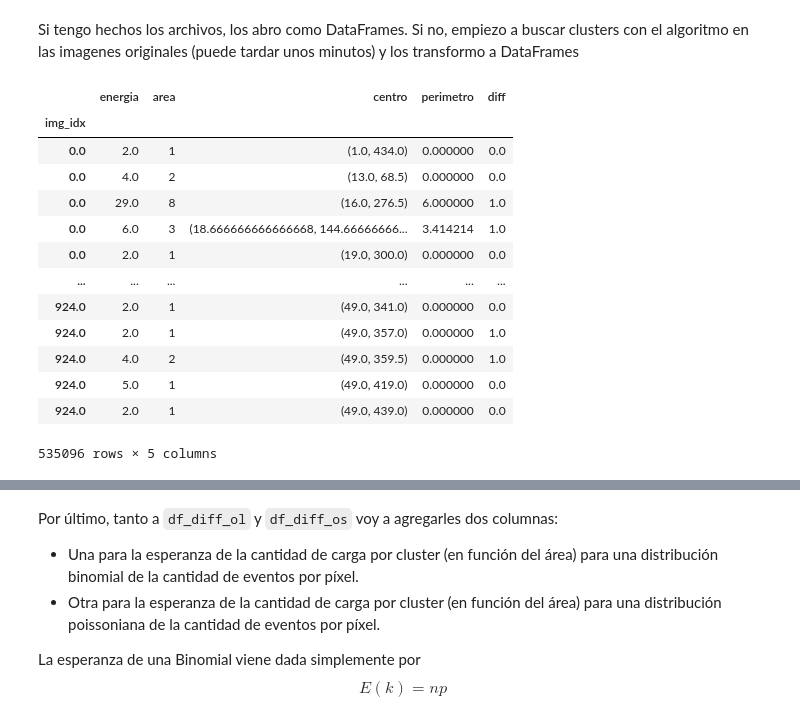
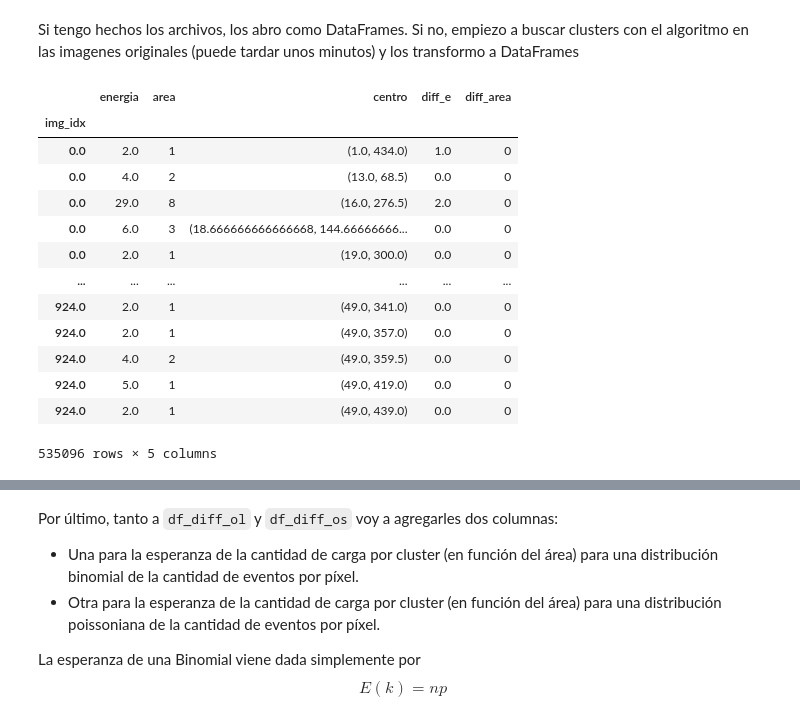
Before and after one commit to Igna11/Tesis-Skipper, a Jupyter notebook: Analisis_Imagenes_clusters.ipynb, the cells around one changed output, grey strips where cells are left out. Drawn from its saved outputs; the diff is of its cells as text; code cells hidden in the pictures.

```diff
--- a/Analisis_Imagenes_clusters.ipynb
+++ b/Analisis_Imagenes_clusters.ipynb
@@ -434,24 +437,25 @@ else:
 # %%
 # Creo un DataFrame para las diferencias entre originales y medio simuladas
 df_diff_ol = df_o.copy()
-df_diff_ol["diff"] = abs(df_o["energia"]-df_l["energia"])
+df_diff_ol["diff_e"] = abs(df_o["energia"]-df_l["energia"])
+df_diff_ol["diff_area"] = abs(df_o["area"]-df_l["area"])
 df_diff_ol.set_index("img_idx", inplace=True)
-df_diff_ol.drop(["Unnamed: 0"], axis=1, inplace=True)
+#df_diff_ol.drop(["Unnamed: 0"], axis=1, inplace=True)
 df_diff_ol
 # %% [output]
-|  | energia | area | centro | perimetro | diff |
+|  | energia | area | centro | diff_e | diff_area |
 | img_idx |  |  |  |  |  |
-| 0.0 | 2.0 | 1 | (1.0, 434.0) | 0.000000 | 0.0 |
-| 0.0 | 4.0 | 2 | (13.0, 68.5) | 0.000000 | 0.0 |
-| 0.0 | 29.0 | 8 | (16.0, 276.5) | 6.000000 | 1.0 |
-| 0.0 | 6.0 | 3 | (18.666666666666668, 144.66666666... | 3.414214 | 1.0 |
-| 0.0 | 2.0 | 1 | (19.0, 300.0) | 0.000000 | 0.0 |
+| 0.0 | 2.0 | 1 | (1.0, 434.0) | 1.0 | 0 |
+| 0.0 | 4.0 | 2 | (13.0, 68.5) | 0.0 | 0 |
+| 0.0 | 29.0 | 8 | (16.0, 276.5) | 2.0 | 0 |
+| 0.0 | 6.0 | 3 | (18.666666666666668, 144.66666666... | 0.0 | 0 |
+| 0.0 | 2.0 | 1 | (19.0, 300.0) | 0.0 | 0 |
 | ... | ... | ... | ... | ... | ... |
-| 924.0 | 2.0 | 1 | (49.0, 341.0) | 0.000000 | 0.0 |
-| 924.0 | 2.0 | 1 | (49.0, 357.0) | 0.000000 | 1.0 |
-| 924.0 | 4.0 | 2 | (49.0, 359.5) | 0.000000 | 1.0 |
-| 924.0 | 5.0 | 1 | (49.0, 419.0) | 0.000000 | 0.0 |
-| 924.0 | 2.0 | 1 | (49.0, 439.0) | 0.000000 | 0.0 |
+| 924.0 | 2.0 | 1 | (49.0, 341.0) | 0.0 | 0 |
+| 924.0 | 2.0 | 1 | (49.0, 357.0) | 0.0 | 0 |
+| 924.0 | 4.0 | 2 | (49.0, 359.5) | 0.0 | 0 |
+| 924.0 | 5.0 | 1 | (49.0, 419.0) | 0.0 | 0 |
+| 924.0 | 2.0 | 1 | (49.0, 439.0) | 0.0 | 0 |
 535096 rows × 5 columns
 # %%
 #=============================================================================
```
Also changed, not shown: parts of 7 cells of this notebook.
